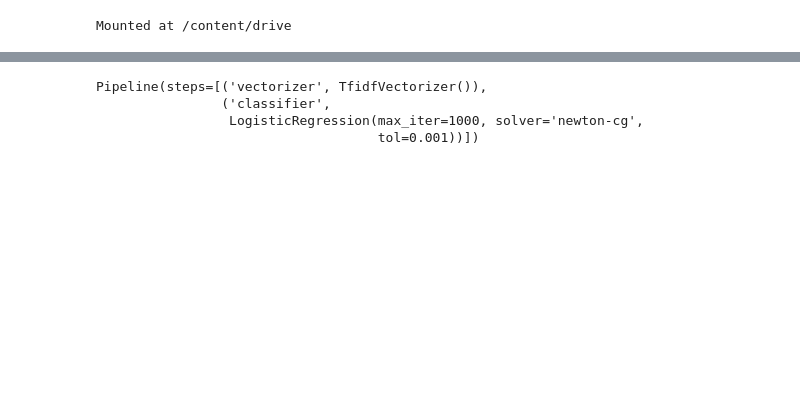
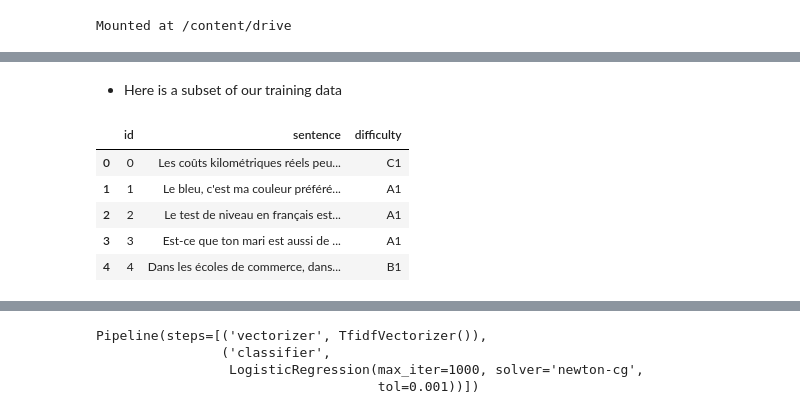
Before and after one commit to Srivathshan-Paramalingam-0505/DMML2022_UNIL_Zoom, a Jupyter notebook: different_tokenizers.ipynb, the cells around one changed output, grey strips where cells are left out. Drawn from its saved outputs; the diff is of its cells as text; code cells hidden in the pictures; blank space fills up the shorter version.

```diff
--- a/different_tokenizers.ipynb
+++ b/different_tokenizers.ipynb
@@ -66,3 +61,14 @@ OSError: Could not find kaggle.json. Make sure it's located in /root/.kaggle. Or
 df = pd.read_csv('drive/MyDrive/Coding_Challenge/training_data.csv')
 # %%
 df_pred = pd.read_csv('drive/MyDrive/Coding_Challenge/unlabelled_test_data.csv')
+# %% [markdown]
+* Here is a subset of our training data
+# %%
+df.head(5)
+# %% [output]
+|  | id | sentence | difficulty |
+| 0 | 0 | Les coûts kilométriques réels peu... | C1 |
+| 1 | 1 | Le bleu, c'est ma couleur préféré... | A1 |
+| 2 | 2 | Le test de niveau en français est... | A1 |
+| 3 | 3 | Est-ce que ton mari est aussi de ... | A1 |
+| 4 | 4 | Dans les écoles de commerce, dans... | B1 |
```
Also changed, not shown: parts of 56 cells of this notebook.
